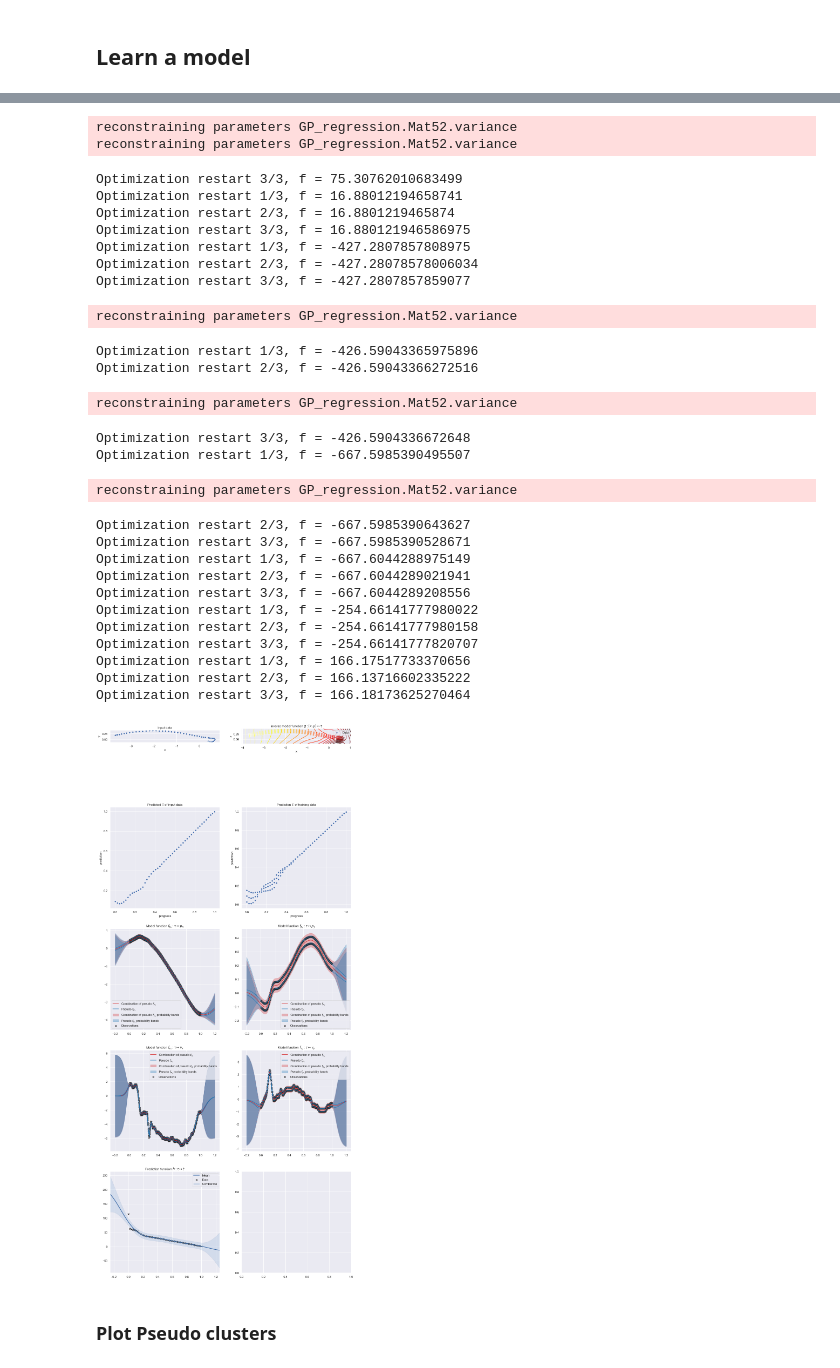
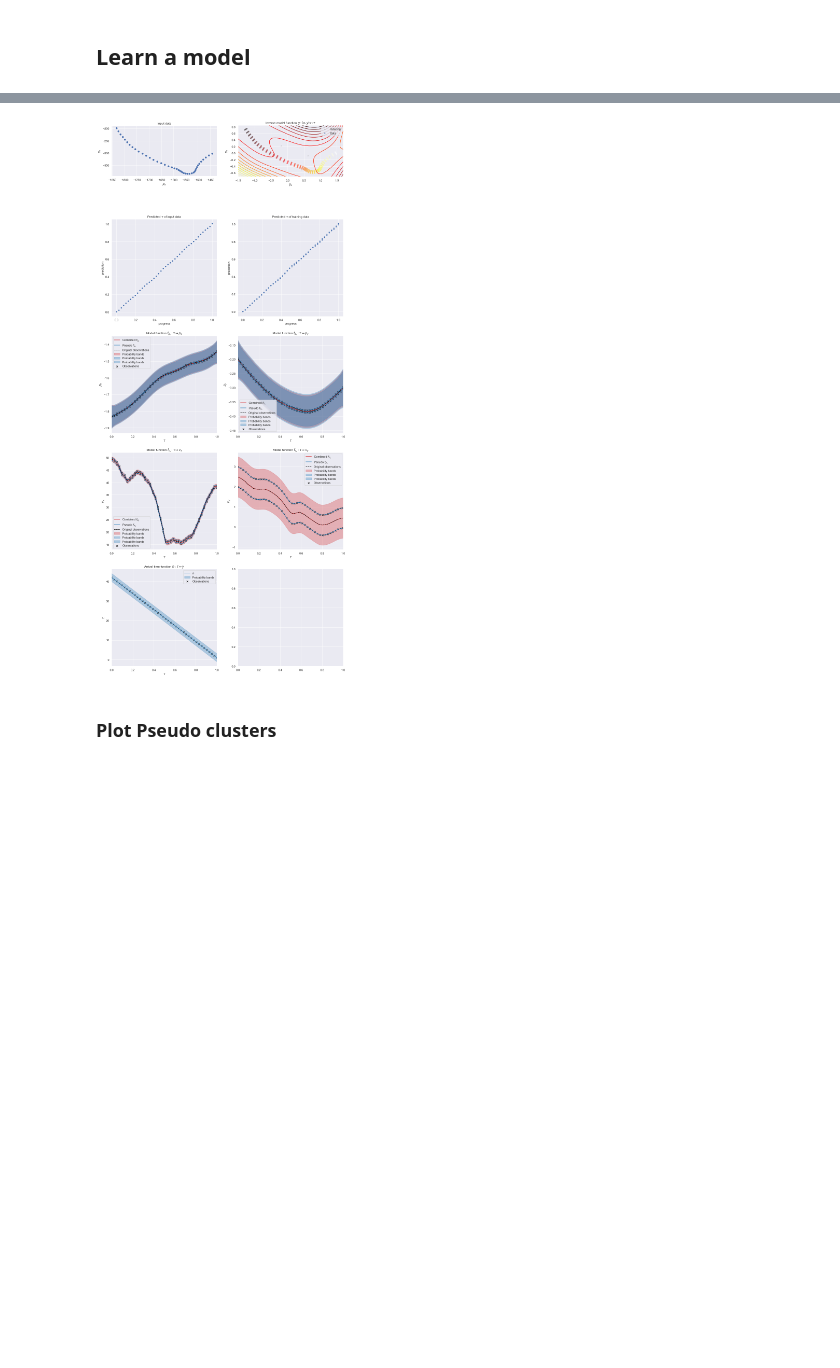
Before and after one commit to SebastianCallh/master-thesis, a Jupyter notebook: model/plotting.ipynb, the cells around one changed output, grey strips where cells are left out. Saved outputs shown, nothing was run; the diff lists cells and outputs as text; code cells hidden in the pictures; blank space fills up the shorter version.

```diff
--- a/model/plotting.ipynb
+++ b/model/plotting.ipynb
@@ -471,7 +450,8 @@ from itertools import repeat
 from IPython.display import display, clear_output
 from pandas import DataFrame
 
-from model.pre_process import pre_process, normaliser_for_seg
+from model.pre_process import pre_process
+from model.segment_normaliser import normaliser_for_seg
 
 %load_ext autoreload
 %autoreload 2
@@ -481,7 +461,7 @@ np.random.seed(1)
 trajs_pickle_path = '../data/train3.pkl'
 data = pd.read_pickle(trajs_pickle_path)
 n_trajs = list(data.traj.unique())
-n_trajs_to_use = 100 #len(n_trajs)
+n_trajs_to_use = 200 #len(n_trajs)
 trajs_to_use = frozenset(np.random.choice(n_trajs, size=n_trajs_to_use, replace=False))
 trajs = data[data.traj.transform(lambda j: j in trajs_to_use)]
 train_traj_ids = trajs.traj.unique()
@@ -505,6 +485,13 @@ def in_sample_seg_loader(seg_n, traj_n, seg_size=1):
         seg_normalisers[seg_n],
         seg_size
     )
+
+def from_km(km):
+    return km*1000
+
+def from_km_h(km_h):
+    """To m/s"""
+    return km_h/3.6
 # %% [markdown]
 ## Learn a model
 # %%
@@ -513,7 +500,7 @@ import seaborn as sns
 import GPy
 from GPy.models import GPRegression
 from typing import List
-from model.trajectory_model import learn_model, plot_model, plot_model_functions
+from model.trajectory_model import learn_model, plot_model
 
 %matplotlib inline
 sns.set(style="darkgrid")
@@ -522,28 +509,32 @@ np.random.seed(1)
 
 # What to load
 route_n = 3
-seg_n = 1 # 1-indexed
-train_traj_n = 1 # 0-indexed
-stop_compress_delta = 5 # meters
+seg_n = 5 # 1-indexed
+train_traj_n = 15 # 0-indexed
+stop_compress_delta  = 4 # meters
 train_traj_id = train_traj_ids[train_traj_n]
 seg = in_sample_seg_loader(seg_n, train_traj_id)
 normaliser = seg_normalisers[seg_n]
 f_p_codomain = ['x', 'y']
 f_v_codomain = ['dx', 'dy']
-f_p_likelihood_noise = .5 / normaliser.p_scale  # meters
-f_v_likelihood_noise = .0000000001 / normaliser.v_scale # m/s
-delta_xy = 10 / normaliser.p_scale    # metres, spatial cluster width
+f_p_sigma_n =  .1 / normaliser.p_scale  # meters
+f_v_sigma_n = from_km_h(.00001) / normaliser.v_scale # m/s
+g_sigma_n = 0 # tau is deterministic
+h_sigma_n = 1 # seconds
+delta_xy = 5 / normaliser.p_scale    # metres, spatial cluster width
 delta_p = 4 / normaliser.p_scale # metres, p cluster width
-delta_v = .5 / normaliser.v_scale   # metres/second, v cluster width
+delta_v = from_km_h(.5) / normaliser.v_scale   # metres/second, v cluster width
 
 m = learn_model(
     seg, route_n, seg_n, train_traj_n,
-    f_p_codomain, f_v_codomain,
-    f_p_likelihood_noise,
-    f_v_likelihood_noise,
-    normaliser,
-    delta_xy,
-    delta_p, delta_v
+    f_p_sigma_n, f_v_sigma_n,
+    g_sigma_n, h_sigma_n,
+    delta_xy, delta_p, delta_v,
+    n_restarts=3
 )
-plot_model(m, seg)
+
+
+plot_model(
+    m, seg, normaliser
+)
 # %% [output]
@@ -572,31 +564,4 @@ Optimization restart 2/3, f = 75.30762005693715
-reconstraining parameters GP_regression.Mat52.variance
-reconstraining parameters GP_regression.Mat52.variance
-Optimization restart 3/3, f = 75.30762010683499
-Optimization restart 1/3, f = 16.88012194658741
-Optimization restart 2/3, f = 16.8801219465874
-Optimization restart 3/3, f = 16.880121946586975
-Optimization restart 1/3, f = -427.2807857808975
-Optimization restart 2/3, f = -427.28078578006034
-Optimization restart 3/3, f = -427.2807857859077
-reconstraining parameters GP_regression.Mat52.variance
-Optimization restart 1/3, f = -426.59043365975896
-Optimization restart 2/3, f = -426.59043366272516
-reconstraining parameters GP_regression.Mat52.variance
-Optimization restart 3/3, f = -426.5904336672648
-Optimization restart 1/3, f = -667.5985390495507
-reconstraining parameters GP_regression.Mat52.variance
-Optimization restart 2/3, f = -667.5985390643627
-Optimization restart 3/3, f = -667.5985390528671
-Optimization restart 1/3, f = -667.6044288975149
-Optimization restart 2/3, f = -667.6044289021941
-Optimization restart 3/3, f = -667.6044289208556
-Optimization restart 1/3, f = -254.66141777980022
-Optimization restart 2/3, f = -254.66141777980158
-Optimization restart 3/3, f = -254.66141777820707
-Optimization restart 1/3, f = 166.17517733370656
-Optimization restart 2/3, f = 166.13716602335222
-Optimization restart 3/3, f = 166.18173625270464
-[figure, old version]
+[figure, new version]
 # %% [markdown]
 ### Plot Pseudo clusters
 # %%
```
Also changed, not shown: parts of 5 cells of this notebook, 25 other files.
